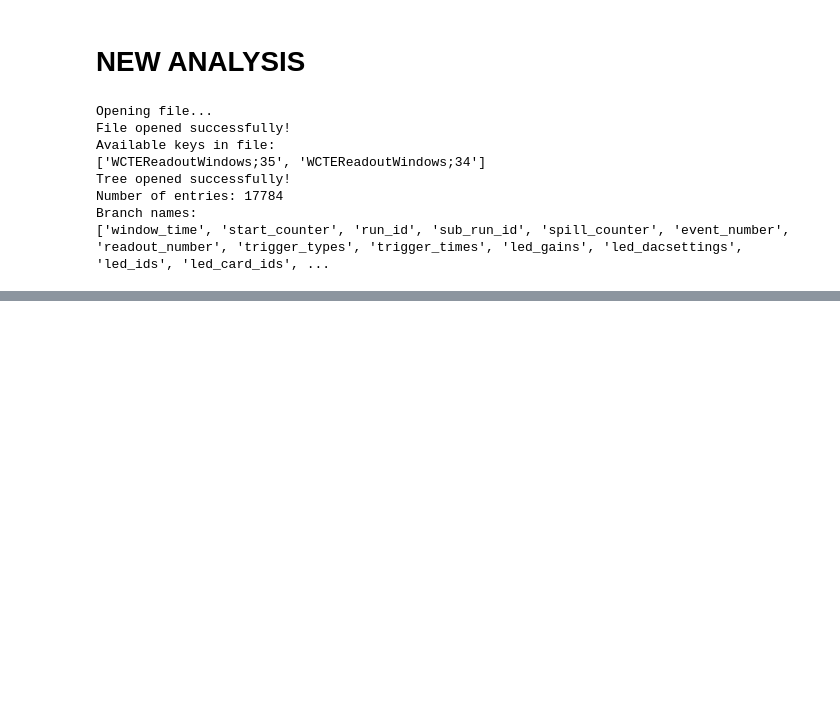
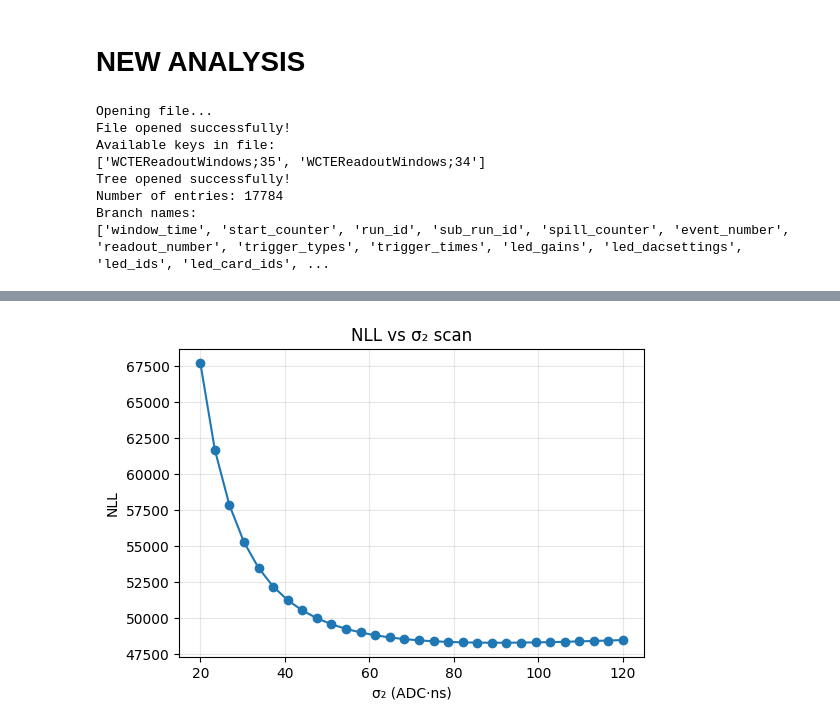
Before and after one commit to elenaramos44/WCTE_MC-Data_Validation_with_GAIN_Calibration, a Jupyter notebook: CALIBRATION.ipynb, the cells around one changed output, grey strips where cells are left out. Drawn from its saved outputs; the diff is of its cells as text; code cells hidden in the pictures; blank space fills up the shorter version.

```diff
--- a/CALIBRATION.ipynb
+++ b/CALIBRATION.ipynb
@@ -1350,9 +1346,6 @@ def fit_double_gauss_unbinned(data, mu2_hint=None, n_starts=25):
             'mu2': mu2, 'sigma2': s2,
             'w': w, 'nll': best_nll}
 # %%
-
-
-# --- Preparar histogram y masks ---
 bins = np.linspace(charges.min(), charges.max(), 100)
 pulse_mask = np.zeros(len(charges), dtype=bool)
 noise_mask = np.zeros(len(charges), dtype=bool)
@@ -1363,8 +1356,8 @@ for idx, wf in enumerate(signal_waveforms):
     else:
         noise_mask[idx] = True
 
-# --- Preselección para initial guesses ---
-ped_charges = charges[charges < 5]
+
+ped_charges = charges[charges < 20]
 spe_charges = charges[(charges >= 30) & (charges <= 200)]
 mu_ped_guess = np.mean(ped_charges) if len(ped_charges) > 0 else np.mean(charges)
 sigma_ped_guess = np.std(ped_charges) if len(ped_charges) > 0 else np.std(charges)
@@ -1374,33 +1367,9 @@ sigma_spe_guess = np.std(spe_charges) if len(spe_charges) > 0 else 20.0
 print(f"Initial guesses: Pedestal μ={mu_ped_guess:.2f}, σ={sigma_ped_guess:.2f}; "
       f"SPE μ={mu_spe_guess:.2f}, σ={sigma_spe_guess:.2f}")
 
-# --- Fit unbinned ---
+
 fit = fit_double_gauss_unbinned(charges, mu2_hint=mu_spe_guess, n_starts=50)
 mu1, s1 = fit['mu1'], fit['sigma1']
 mu2, s2 = fit['mu2'], fit['sigma2']
 w = fit['w']
-
-# --- Plot con PDFs escaladas ---
-plt.figure(figsize=(8,5))
-plt.hist(charges[pulse_mask], bins=bins, histtype='step', color='crimson', label='LED pulses')
-plt.hist(charges[noise_mask], bins=bins, histtype='step', color='gray', label='Noise / pedestal')
-bin_centers = 0.5 * (bins[1:] + bins[:-1])
-bin_width = bins[1] - bins[0]
-pdf_total = (w * norm.pdf(bin_centers, mu1, s1) + (1 - w) * norm.pdf(bin_centers, mu2, s2)) * len(charges) * bin_width
-pdf_ped = (w * norm.pdf(bin_centers, mu1, s1)) * len(charges) * bin_width
-pdf_spe = ((1 - w) * norm.pdf(bin_centers, mu2, s2)) * len(charges) * bin_width
-plt.plot(bin_centers, pdf_total, 'b-', lw=2, label='Double Gaussian Fit')
-plt.plot(bin_centers, pdf_ped, 'b--', lw=1.5, label=f'Pedestal μ={mu1:.2f}, σ={s1:.2f}')
-plt.plot(bin_centers, pdf_spe, 'g--', lw=1.5, label=f'SPE μ={mu2:.2f}, σ={s2:.2f}')
-plt.axvline(mu1, color='blue', linestyle=':', lw=1.8, alpha=0.8)
-plt.axvline(mu2, color='green', linestyle=':', lw=1.8, alpha=0.8)
-plt.axvline(mu2 - s2, color='green', linestyle='--', lw=1.2, alpha=0.5)
-plt.axvline(mu2 + s2, color='green', linestyle='--', lw=1.2, alpha=0.5)
-plt.xlim(-20, 500)
-plt.xlabel("Integrated charge [ADC·ns]")
-plt.ylabel("Counts (scaled to PDF)")
-plt.title(f"PMT {pmt_label} — Unbinned Double Gaussian")
-plt.legend()
-plt.grid(True, alpha=0.3)
-plt.show()
 # %% [output]
@@ -1414,0 +1395,13 @@ Negative-charge waveforms: 1580 / 17784 (8.88%)
+# %%
+test_sigmas = np.linspace(20, 120, 30)
+nll_values = [nll_double_gauss([fit['mu1'], fit['sigma1'], fit['mu2'], s2, fit['w']], charges)
+              for s2 in test_sigmas]
+plt.figure(figsize=(6,4))
+plt.plot(test_sigmas, nll_values, 'o-')
+plt.xlabel("σ₂ (ADC·ns)")
+plt.ylabel("NLL")
+plt.title("NLL vs σ₂ scan")
+plt.grid(True, alpha=0.3)
+plt.show()
+# %% [output]
+[figure, added]
```
Also changed, not shown: parts of 24 cells of this notebook.
